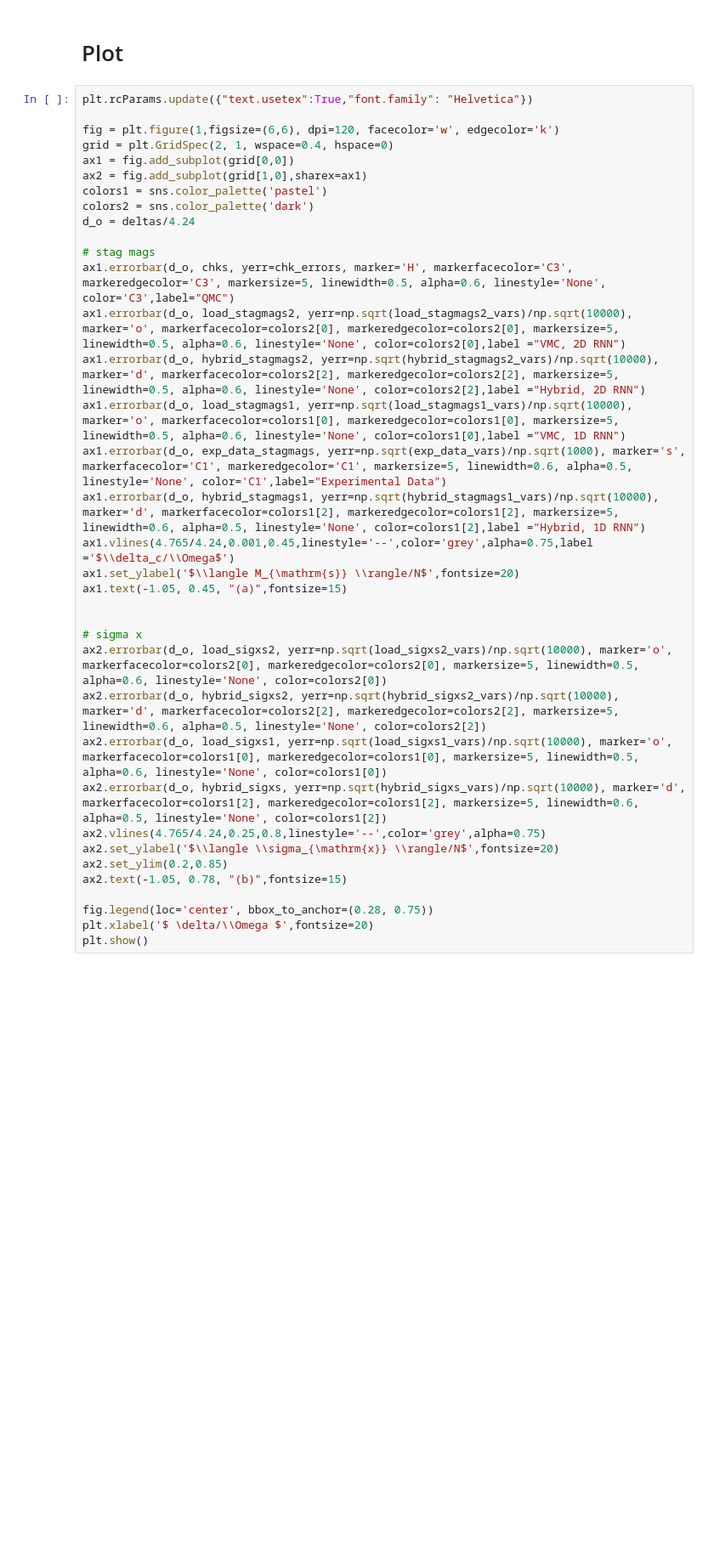
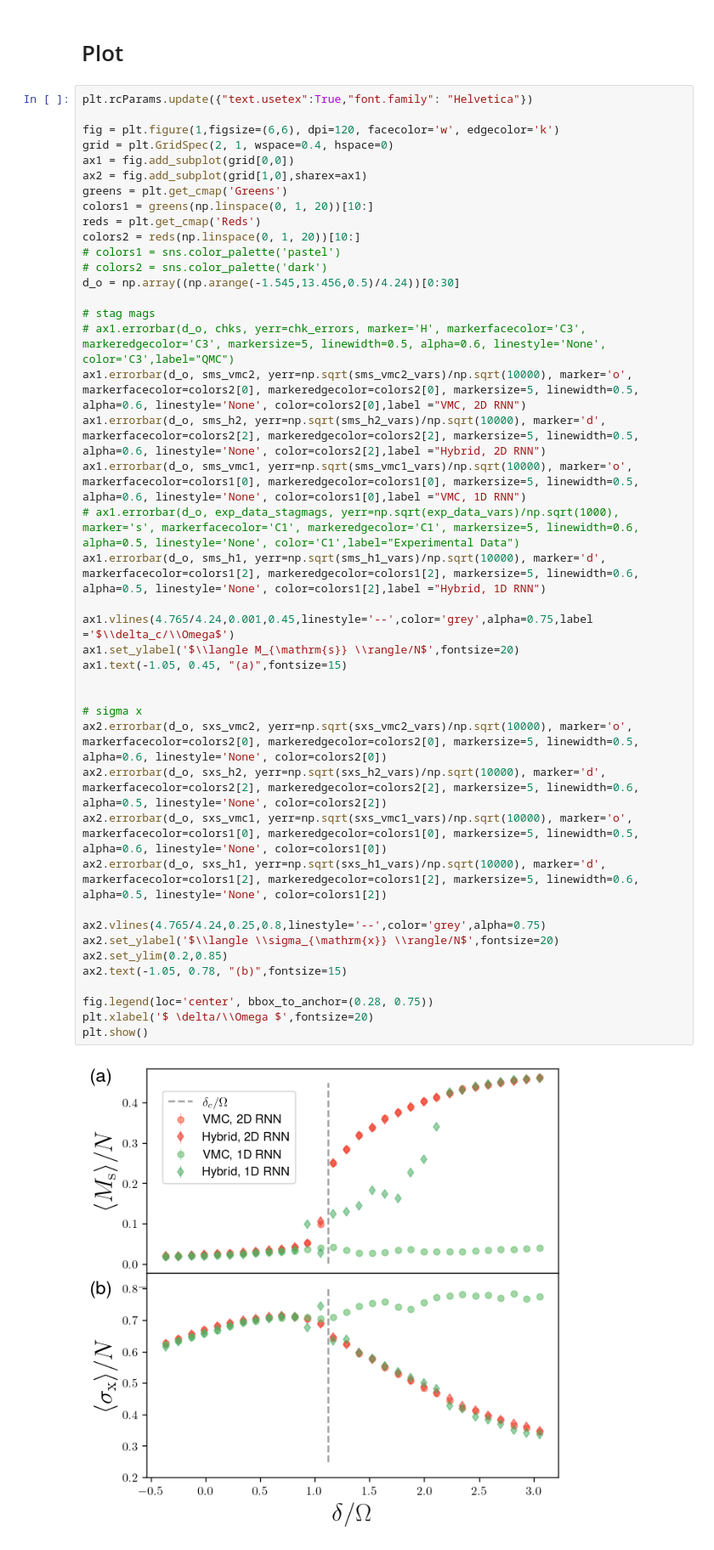
Before and after one commit to mschuylermoss/DataEnhancedVMC, a Jupyter notebook: KZ_sims/Figures/Figure5.ipynb, the cells around one changed output. Shown: that part at 85% size. Saved outputs shown, nothing was run; the diff lists cells and outputs as text; blank space fills up the shorter version.

```diff
--- a/KZ_sims/Figures/Figure5.ipynb
+++ b/KZ_sims/Figures/Figure5.ipynb
@@ -126,36 +64,44 @@ AttributeError: 'numpy.float64' object has no attribute 'append'
 # %%
 plt.rcParams.update({"text.usetex":True,"font.family": "Helvetica"})
 
 fig = plt.figure(1,figsize=(6,6), dpi=120, facecolor='w', edgecolor='k')
 grid = plt.GridSpec(2, 1, wspace=0.4, hspace=0)
 ax1 = fig.add_subplot(grid[0,0])
 ax2 = fig.add_subplot(grid[1,0],sharex=ax1)
-colors1 = sns.color_palette('pastel')
-colors2 = sns.color_palette('dark')
-d_o = deltas/4.24
+greens = plt.get_cmap('Greens')
+colors1 = greens(np.linspace(0, 1, 20))[10:]
+reds = plt.get_cmap('Reds')
+colors2 = reds(np.linspace(0, 1, 20))[10:]
+# colors1 = sns.color_palette('pastel')
+# colors2 = sns.color_palette('dark')
+d_o = np.array((np.arange(-1.545,13.456,0.5)/4.24))[0:30]
 
 # stag mags
-ax1.errorbar(d_o, chks, yerr=chk_errors, marker='H', markerfacecolor='C3', markeredgecolor='C3', markersize=5, linewidth=0.5, alpha=0.6, linestyle='None', color='C3',label="QMC")
-ax1.errorbar(d_o, load_stagmags2, yerr=np.sqrt(load_stagmags2_vars)/np.sqrt(10000), marker='o', markerfacecolor=colors2[0], markeredgecolor=colors2[0], markersize=5, linewidth=0.5, alpha=0.6, linestyle='None', color=colors2[0],label ="VMC, 2D RNN")
-ax1.errorbar(d_o, hybrid_stagmags2, yerr=np.sqrt(hybrid_stagmags2_vars)/np.sqrt(10000), marker='d', markerfacecolor=colors2[2], markeredgecolor=colors2[2], markersize=5, linewidth=0.5, alpha=0.6, linestyle='None', color=colors2[2],label ="Hybrid, 2D RNN")
-ax1.errorbar(d_o, load_stagmags1, yerr=np.sqrt(load_stagmags1_vars)/np.sqrt(10000), marker='o', markerfacecolor=colors1[0], markeredgecolor=colors1[0], markersize=5, linewidth=0.5, alpha=0.6, linestyle='None', color=colors1[0],label ="VMC, 1D RNN")
-ax1.errorbar(d_o, exp_data_stagmags, yerr=np.sqrt(exp_data_vars)/np.sqrt(1000), marker='s', markerfacecolor='C1', markeredgecolor='C1', markersize=5, linewidth=0.6, alpha=0.5, linestyle='None', color='C1',label="Experimental Data")
-ax1.errorbar(d_o, hybrid_stagmags1, yerr=np.sqrt(hybrid_stagmags1_vars)/np.sqrt(10000), marker='d', markerfacecolor=colors1[2], markeredgecolor=colors1[2], markersize=5, linewidth=0.6, alpha=0.5, linestyle='None', color=colors1[2],label ="Hybrid, 1D RNN")
+# ax1.errorbar(d_o, chks, yerr=chk_errors, marker='H', markerfacecolor='C3', markeredgecolor='C3', markersize=5, linewidth=0.5, alpha=0.6, linestyle='None', color='C3',label="QMC")
+ax1.errorbar(d_o, sms_vmc2, yerr=np.sqrt(sms_vmc2_vars)/np.sqrt(10000), marker='o', markerfacecolor=colors2[0], markeredgecolor=colors2[0], markersize=5, linewidth=0.5, alpha=0.6, linestyle='None', color=colors2[0],label ="VMC, 2D RNN")
+ax1.errorbar(d_o, sms_h2, yerr=np.sqrt(sms_h2_vars)/np.sqrt(10000), marker='d', markerfacecolor=colors2[2], markeredgecolor=colors2[2], markersize=5, linewidth=0.5, alpha=0.6, linestyle='None', color=colors2[2],label ="Hybrid, 2D RNN")
+ax1.errorbar(d_o, sms_vmc1, yerr=np.sqrt(sms_vmc1_vars)/np.sqrt(10000), marker='o', markerfacecolor=colors1[0], markeredgecolor=colors1[0], markersize=5, linewidth=0.5, alpha=0.6, linestyle='None', color=colors1[0],label ="VMC, 1D RNN")
+# ax1.errorbar(d_o, exp_data_stagmags, yerr=np.sqrt(exp_data_vars)/np.sqrt(1000), marker='s', markerfacecolor='C1', markeredgecolor='C1', markersize=5, linewidth=0.6, alpha=0.5, linestyle='None', color='C1',label="Experimental Data")
+ax1.errorbar(d_o, sms_h1, yerr=np.sqrt(sms_h1_vars)/np.sqrt(10000), marker='d', markerfacecolor=colors1[2], markeredgecolor=colors1[2], markersize=5, linewidth=0.6, alpha=0.5, linestyle='None', color=colors1[2],label ="Hybrid, 1D RNN")
+
 ax1.vlines(4.765/4.24,0.001,0.45,linestyle='--',color='grey',alpha=0.75,label ='$\\delta_c/\\Omega$')
 ax1.set_ylabel('$\\langle M_{\mathrm{s}} \\rangle/N$',fontsize=20)
 ax1.text(-1.05, 0.45, "(a)",fontsize=15)
 
 
 # sigma x
-ax2.errorbar(d_o, load_sigxs2, yerr=np.sqrt(load_sigxs2_vars)/np.sqrt(10000), marker='o', markerfacecolor=colors2[0], markeredgecolor=colors2[0], markersize=5, linewidth=0.5, alpha=0.6, linestyle='None', color=colors2[0])
-ax2.errorbar(d_o, hybrid_sigxs2, yerr=np.sqrt(hybrid_sigxs2_vars)/np.sqrt(10000), marker='d', markerfacecolor=colors2[2], markeredgecolor=colors2[2], markersize=5, linewidth=0.6, alpha=0.5, linestyle='None', color=colors2[2])
-ax2.errorbar(d_o, load_sigxs1, yerr=np.sqrt(load_sigxs1_vars)/np.sqrt(10000), marker='o', markerfacecolor=colors1[0], markeredgecolor=colors1[0], markersize=5, linewidth=0.5, alpha=0.6, linestyle='None', color=colors1[0])
-ax2.errorbar(d_o, hybrid_sigxs, yerr=np.sqrt(hybrid_sigxs_vars)/np.sqrt(10000), marker='d', markerfacecolor=colors1[2], markeredgecolor=colors1[2], markersize=5, linewidth=0.6, alpha=0.5, linestyle='None', color=colors1[2])
+ax2.errorbar(d_o, sxs_vmc2, yerr=np.sqrt(sxs_vmc2_vars)/np.sqrt(10000), marker='o', markerfacecolor=colors2[0], markeredgecolor=colors2[0], markersize=5, linewidth=0.5, alpha=0.6, linestyle='None', color=colors2[0])
+ax2.errorbar(d_o, sxs_h2, yerr=np.sqrt(sxs_h2_vars)/np.sqrt(10000), marker='d', markerfacecolor=colors2[2], markeredgecolor=colors2[2], markersize=5, linewidth=0.6, alpha=0.5, linestyle='None', color=colors2[2])
+ax2.errorbar(d_o, sxs_vmc1, yerr=np.sqrt(sxs_vmc1_vars)/np.sqrt(10000), marker='o', markerfacecolor=colors1[0], markeredgecolor=colors1[0], markersize=5, linewidth=0.5, alpha=0.6, linestyle='None', color=colors1[0])
+ax2.errorbar(d_o, sxs_h1, yerr=np.sqrt(sxs_h1_vars)/np.sqrt(10000), marker='d', markerfacecolor=colors1[2], markeredgecolor=colors1[2], markersize=5, linewidth=0.6, alpha=0.5, linestyle='None', color=colors1[2])
+
 ax2.vlines(4.765/4.24,0.25,0.8,linestyle='--',color='grey',alpha=0.75)
 ax2.set_ylabel('$\\langle \\sigma_{\mathrm{x}} \\rangle/N$',fontsize=20)
 ax2.set_ylim(0.2,0.85)
 ax2.text(-1.05, 0.78, "(b)",fontsize=15)
 
 fig.legend(loc='center', bbox_to_anchor=(0.28, 0.75))
 plt.xlabel('$ \delta/\\Omega $',fontsize=20)
 plt.show()
+# %% [output]
+[figure, added]
```
Also changed, not shown: parts of 5 cells of this notebook, 19 other files.
